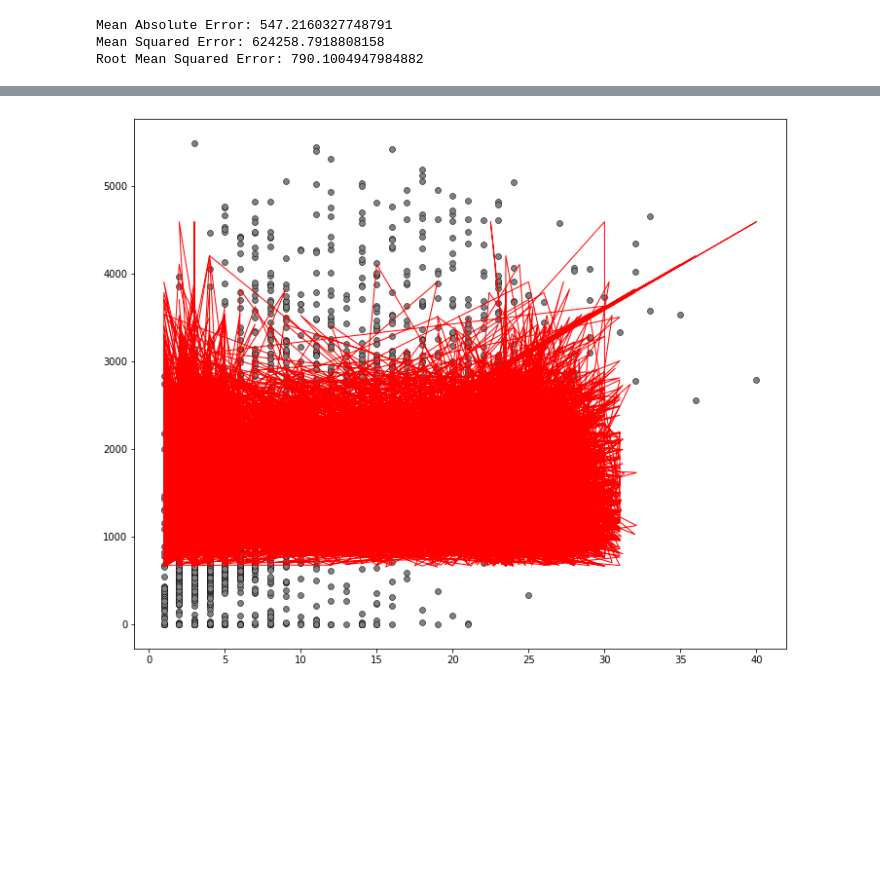
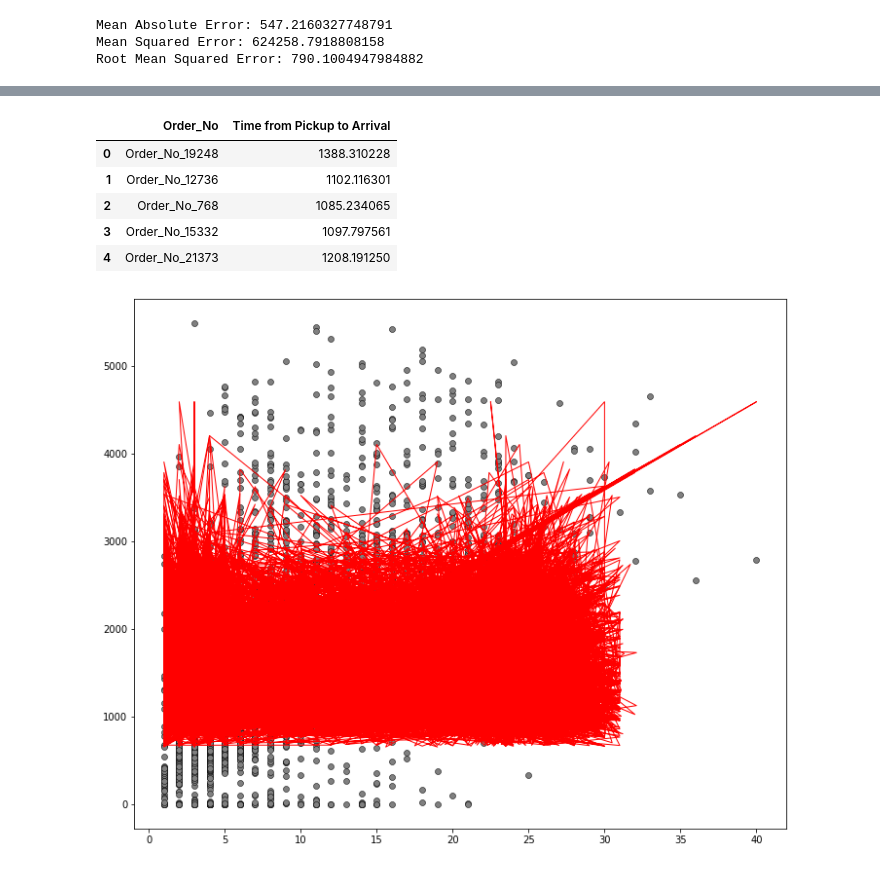
Before and after one commit to BileOara/REGRESSION, a Jupyter notebook: Pred_5.ipynb, the cells around one changed output, grey strips where cells are left out. Saved outputs shown, nothing was run; the diff lists cells and outputs as text; code cells hidden in the pictures; blank space fills up the shorter version.

```diff
--- a/Pred_5.ipynb
+++ b/Pred_5.ipynb
@@ -396,0 +505,15 @@ X_test = scaler.transform(X_test)
+# %%
+# instantiate scaler object
+scaler = StandardScaler()
+
+# calibrate scaler object to train dataset
+scaler.fit(X_train)
+
+# apply scaling to train data
+X_train = scaler.transform(X_train)
+
+# apply scaling to test data
+X_test = scaler.transform(X_test)
+
+# apply scaling to submissin data
+X_submission = scaler.transform(X_submission)
@@ -475,0 +646,14 @@ Root Mean Squared Error: 790.1004947984882
+# %%
+submission_dict = {'Order_No': df2['Order No'].values,
+                  'Time from Pickup to Arrival': submission_predict}
+
+submission_df = pd.DataFrame(submission_dict)
+# %%
+submission_df.head()
+# %% [output]
+|  | Order_No | Time from Pickup to Arrival |
+| 0 | Order_No_19248 | 1388.310228 |
+| 1 | Order_No_12736 | 1102.116301 |
+| 2 | Order_No_768 | 1085.234065 |
+| 3 | Order_No_15332 | 1097.797561 |
+| 4 | Order_No_21373 | 1208.191250 |
```
Also changed, not shown: parts of 38 cells of this notebook.
